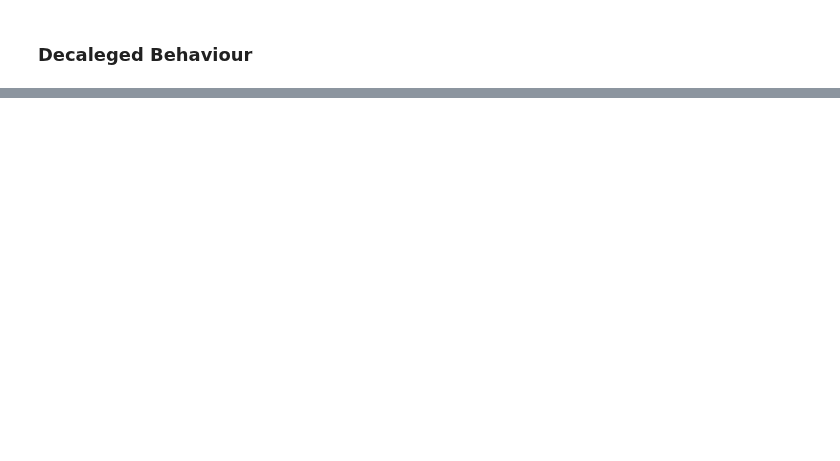
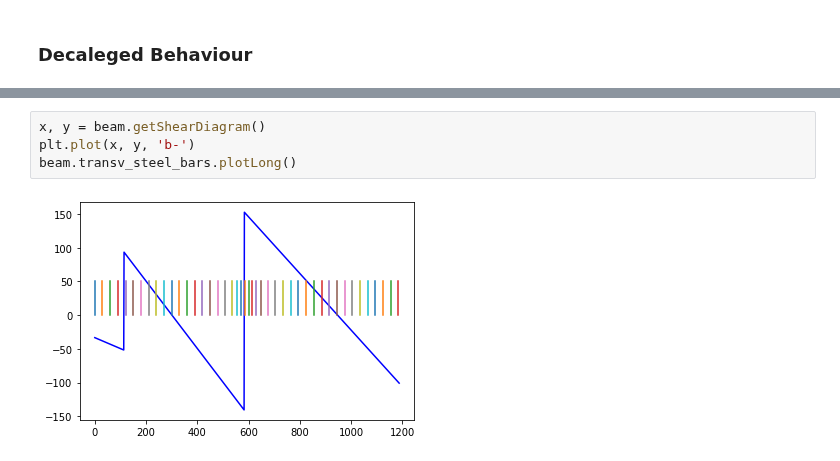
Before and after one commit to luisggc/FConcrete, a Jupyter notebook: jupyter/Hiper.ipynb, the cells around one changed output, grey strips where cells are left out. Saved outputs shown, nothing was run; the diff lists cells and outputs as text; blank space fills up the shorter version.

```diff
--- a/jupyter/Hiper.ipynb
+++ b/jupyter/Hiper.ipynb
@@ -243,0 +56,6 @@ self.steel_bars.plot()
+# %%
+x, y = beam.getShearDiagram()
+plt.plot(x, y, 'b-')
+beam.transv_steel_bars.plotLong()
+# %% [output]
+[figure, added]
```
Also changed, not shown: parts of 13 cells of this notebook, 4 other files.
